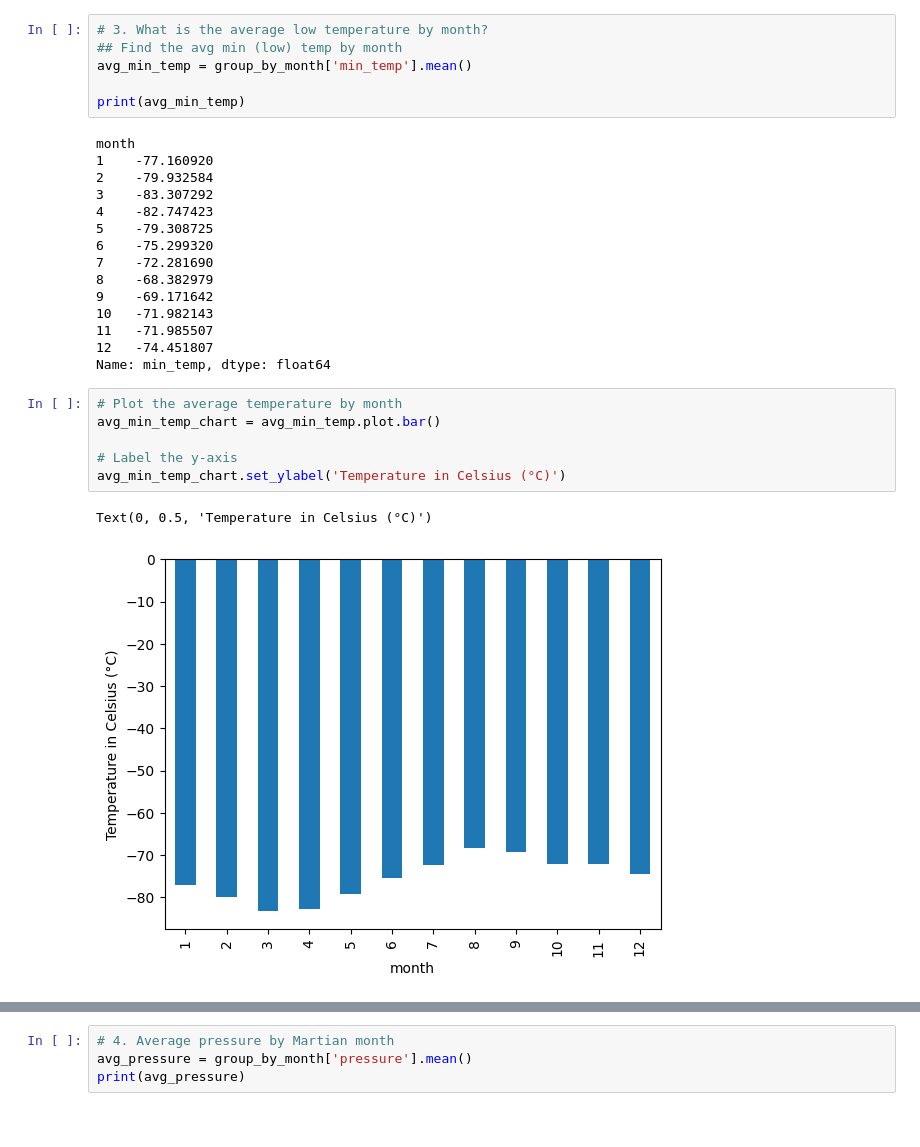
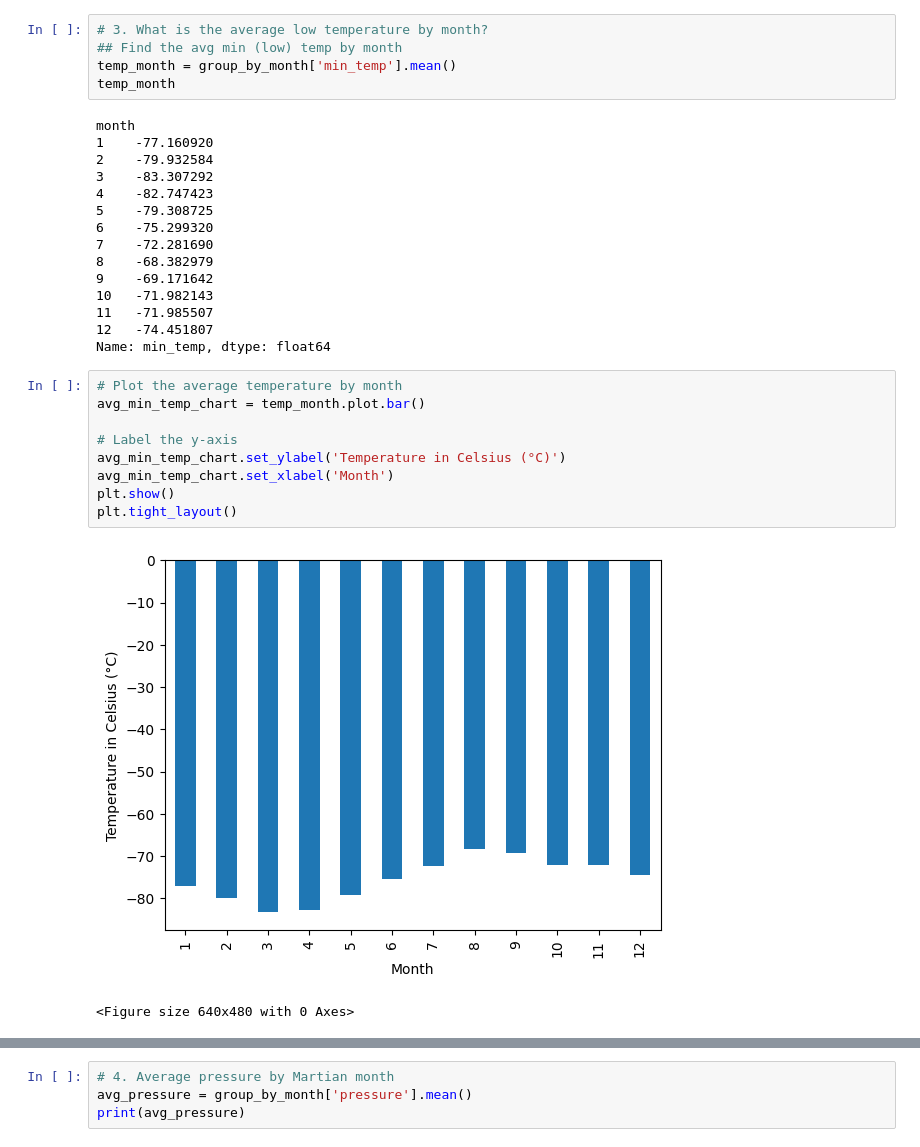
Before and after one commit to NataliaLGdelRey/Mars_Challenge, a Jupyter notebook: Instructions/Starter_Code/part_2_mars_weather.ipynb, the cells around one changed output, grey strips where cells are left out. Drawn from its saved outputs; the diff is of its cells as text.

```diff
--- a/Instructions/Starter_Code/part_2_mars_weather.ipynb
+++ b/Instructions/Starter_Code/part_2_mars_weather.ipynb
@@ -219,9 +219,8 @@ Name: terrestrial_date, Length: 1867, dtype: int64
 # %%
 # 3. What is the average low temperature by month?
 ## Find the avg min (low) temp by month
-avg_min_temp = group_by_month['min_temp'].mean()
-
-print(avg_min_temp)
+temp_month = group_by_month['min_temp'].mean()
+temp_month
 # %% [output]
 month
 1    -77.160920
@@ -239,10 +238,13 @@ month
 Name: min_temp, dtype: float64
 # %%
 # Plot the average temperature by month
-avg_min_temp_chart = avg_min_temp.plot.bar()
+avg_min_temp_chart = temp_month.plot.bar()
 
 # Label the y-axis
 avg_min_temp_chart.set_ylabel('Temperature in Celsius (°C)')
+avg_min_temp_chart.set_xlabel('Month')
+plt.show()
+plt.tight_layout()
 # %% [output]
+[figure]
-Text(0, 0.5, 'Temperature in Celsius (°C)')
+<Figure size 640x480 with 0 Axes>
-[figure]
```
Also changed, not shown: parts of 6 cells of this notebook, 3 other files.
